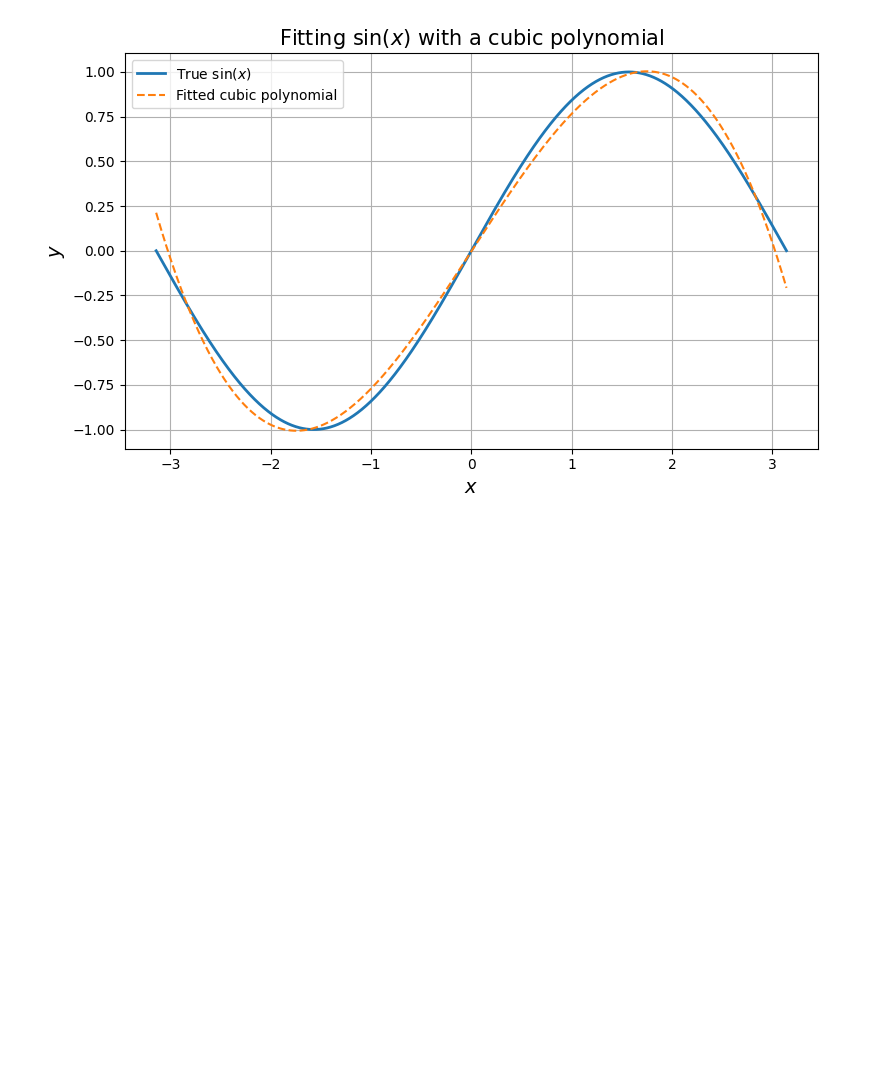
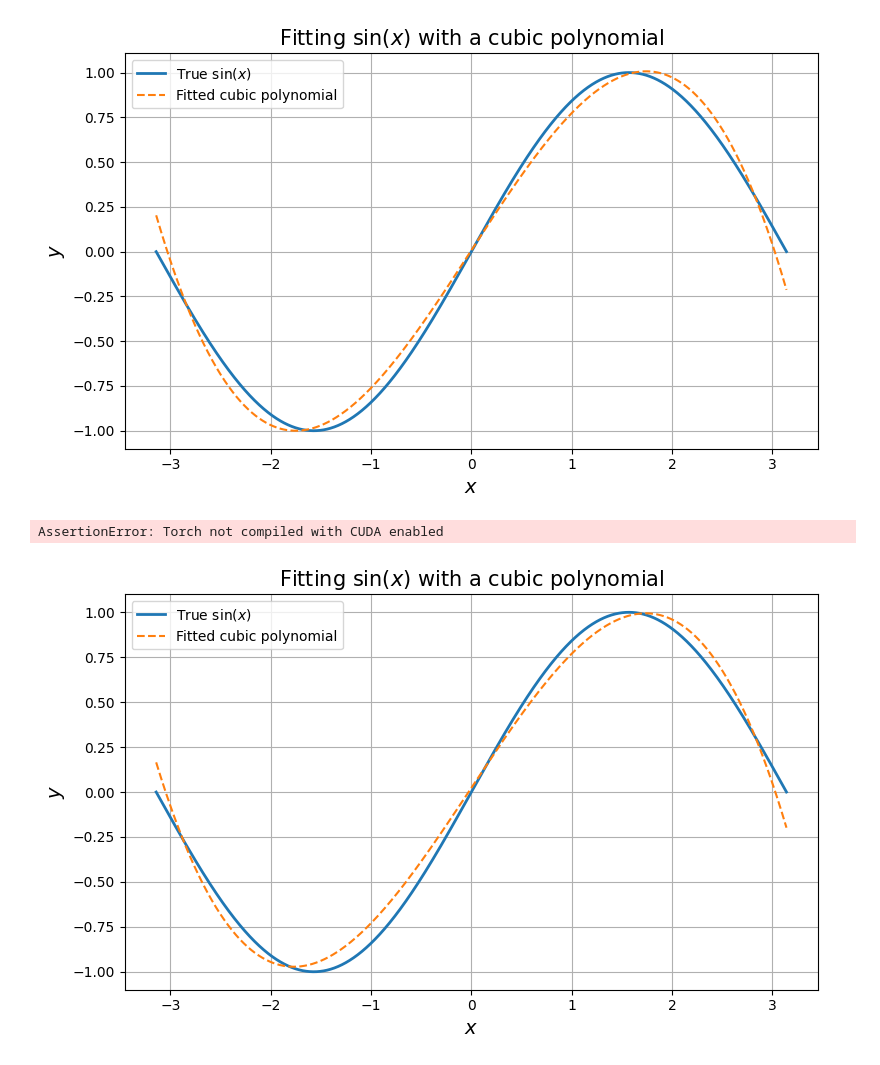
Before and after one commit to alansam7/zeolite-acoustics, a Jupyter notebook: zeolite-acoustics-demo.ipynb, the cells around one changed output. Drawn from its saved outputs; the diff is of its cells as text; code cells hidden in the pictures; blank space fills up the shorter version.

```diff
--- a/zeolite-acoustics-demo.ipynb
+++ b/zeolite-acoustics-demo.ipynb
@@ -85,3 +85,72 @@ plt.tight_layout()
 plt.show()
 # %% [output]
 [figure]
+# %%
+# -*- coding: utf-8 -*-
+
+import torch
+import math
+
+dtype = torch.float
+#device = torch.device("cpu")
+device = torch.device("cuda:0") # Uncomment this to run on GPU
+start = time.time()
+
+# Create random input and output data
+x = torch.linspace(-math.pi, math.pi, 2000, device=device, dtype=dtype)
+y = torch.sin(x)
+
+# Randomly initialize weights
+a = torch.randn((), device=device, dtype=dtype)
+b = torch.randn((), device=device, dtype=dtype)
+c = torch.randn((), device=device, dtype=dtype)
+d = torch.randn((), device=device, dtype=dtype)
+
+learning_rate = 1e-6
+for t in range(2000):
+    # Forward pass: compute predicted y
+    y_pred = a + b * x + c * x ** 2 + d * x ** 3
+
+    # Compute and print loss
+    loss = (y_pred - y).pow(2).sum().item()
+    if t % 100 == 99:
+        print(t, loss)
+
+    # Backprop to compute gradients of a, b, c, d with respect to loss
+    grad_y_pred = 2.0 * (y_pred - y)
+    grad_a = grad_y_pred.sum()
+    grad_b = (grad_y_pred * x).sum()
+    grad_c = (grad_y_pred * x ** 2).sum()
+    grad_d = (grad_y_pred * x ** 3).sum()
+
+    # Update weights using gradient descent
+    a -= learning_rate * grad_a
+    b -= learning_rate * grad_b
+    c -= learning_rate * grad_c
+    d -= learning_rate * grad_d
+
+end = time.time()
+print(f'time: {end-start}')
+print(f'Result: y = {a.item()} + {b.item()} x + {c.item()} x^2 + {d.item()} x^3')
+# %% [output]
+AssertionError: Torch not compiled with CUDA enabled
+# %%
+import matplotlib.pyplot as plt
+
+# Compute the fitted curve using the final values of a, b, c, d
+y_fit = a + b * x + c * x**2 + d * x**3
+
+# Plot the true function and the fitted polynomial
+plt.figure(figsize=(8, 5))
+plt.plot(x, y, label='True $\\sin(x)$', linewidth=2)
+plt.plot(x, y_fit, label='Fitted cubic polynomial', linestyle='--')
+plt.xlabel('$x$', fontsize=14)
+plt.ylabel('$y$', fontsize=14)
+plt.title('Fitting $\\sin(x)$ with a cubic polynomial', fontsize=15)
+plt.legend()
+plt.grid(True)
+plt.tight_layout()
+
+plt.show()
+# %% [output]
+[figure, added]
```
Also changed, not shown: parts of 1 cell of this notebook.
